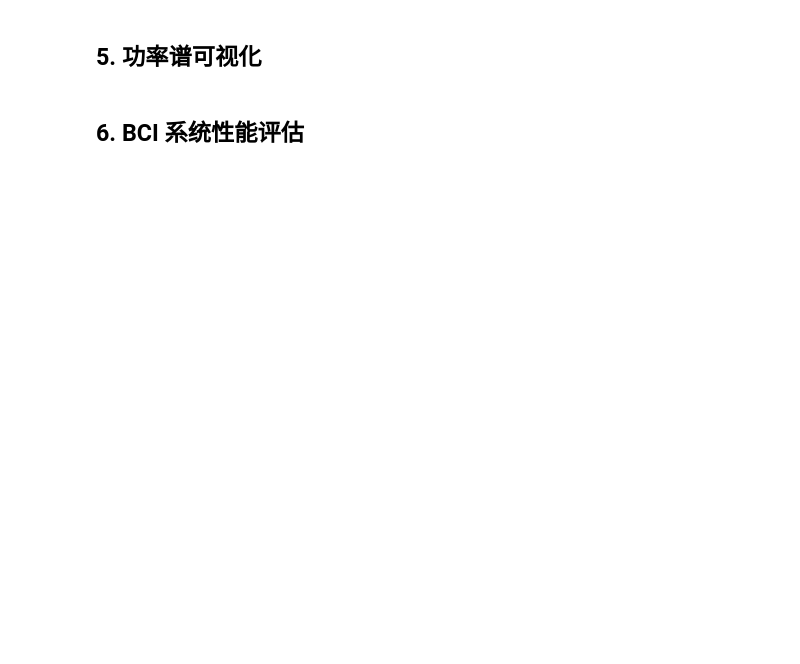
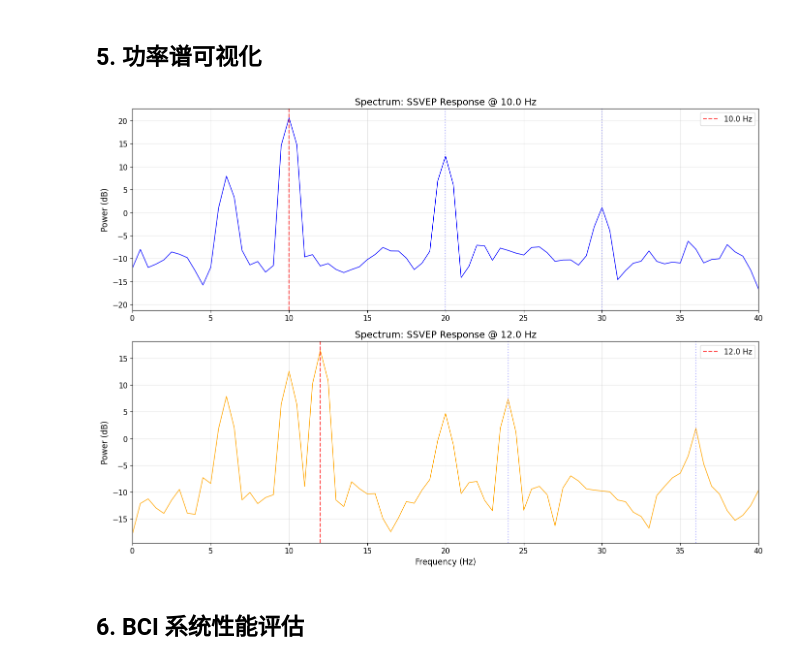
Before and after one commit to usstziyi/openbci-3, a Jupyter notebook: notebooks/unit_06_advanced_bci.ipynb, the cells around one changed output. Cells and saved outputs as stored; diff of their text form; code cells hidden in the pictures; blank space fills up the shorter version.

Commit message:
SSVEPBCISystem

```diff
--- a/notebooks/unit_06_advanced_bci.ipynb
+++ b/notebooks/unit_06_advanced_bci.ipynb
@@ -158,7 +175,7 @@ def simulate_ssvep_response(
         stimulus_freq: 刺激频率（Hz）
         sfreq: EEG 采样率
         duration: 持续时间
-        snr_db: 信噪比（dB）
+        snr_db: 信噪比（dB）Signal-to-Noise Ratio
         n_channels: 通道数
 
     Returns:
@@ -170,26 +187,32 @@ def simulate_ssvep_response(
     data = np.zeros((n_channels, n_samples))
 
     # SSVEP 振幅（枕叶通道较强）
+    # 变量 = 值1 if 条件 else 值2
     channel_weights = [1.0, 0.7] if n_channels >= 2 else [1.0]
 
     for ch in range(n_channels):
         w = channel_weights[ch] if ch < len(channel_weights) else 0.3
 
-        # 基频
-        data[ch] += w * 8 * np.sin(2 * np.pi * stimulus_freq * t)
-        # 二次谐波
-        data[ch] += w * 3 * np.sin(2 * np.pi * 2 * stimulus_freq * t)
-        # 三次谐波
-        data[ch] += w * 1.5 * np.sin(2 * np.pi * 3 * stimulus_freq * t)
+        # 诱发 SSVEP 响应信号
+        ssvep = (
+            w * 8 * np.sin(2 * np.pi * stimulus_freq * t) # 基频成分
+            + w * 3 * np.sin(2 * np.pi * 2 * stimulus_freq * t) # 2f 谐波成分
+            + w * 1.5 * np.sin(2 * np.pi * 3 * stimulus_freq * t) # 3f 谐波成分
+        )
 
-        # 背景 EEG
-        data[ch] += 5 * np.sin(2 * np.pi * 10 * t)  # Alpha
-        data[ch] += 3 * np.sin(2 * np.pi * 6 * t)   # Theta
-        data[ch] += 2 * np.sin(2 * np.pi * 20 * t)  # Beta
+        # 背景 EEG 噪声
+        background = (
+            5 * np.sin(2 * np.pi * 10 * t)
+            + 3 * np.sin(2 * np.pi * 6 * t)
+            + 2 * np.sin(2 * np.pi * 20 * t)
+        )
 
-        # 根据 SNR 调整噪声
-        signal_power = np.var(data[ch])
+        # 根据 信噪比 SNR(Signal-to-Noise Ratio) 调整噪声
+        # 从给定的 snr_db 反推噪声功率
+        signal_power = np.var(ssvep)
         noise_power = signal_power / (10 ** (snr_db / 10))
+
+        data[ch] += ssvep + background
         data[ch] += np.random.randn(n_samples) * np.sqrt(noise_power)
 
     return data
@@ -363,35 +414,42 @@ fig, axes = plt.subplots(2, 1, figsize=(14, 10))
 
 # 10 Hz 刺激
 axes[0].plot(freqs_10, 10 * np.log10(power_10 + 1e-15), color='blue', linewidth=1)
 axes[0].set_title(f'Spectrum: SSVEP Response @ {FREQ_LEFT} Hz', fontsize=14)
 axes[0].set_ylabel('Power (dB)', fontsize=12)
 axes[0].set_xlim(0, 40)
 axes[0].grid(True, alpha=0.3)
 
 # 标注目标频率
 for f in classifier.target_frequencies:
+    if f != FREQ_LEFT:
+        continue
+    # 基波
     axes[0].axvline(x=f, color='red', linestyle='--', alpha=0.7, label=f'{f} Hz')
     # 谐波
     for h in range(2, 4):
-        axes[0].axvline(x=f * h, color='red', linestyle=':', alpha=0.3)
+        axes[0].axvline(x=f * h, color='blue', linestyle=':', alpha=0.3)
 axes[0].legend()
 
 # 12 Hz 刺激
 axes[1].plot(freqs_12, 10 * np.log10(power_12 + 1e-15), color='orange', linewidth=1)
 axes[1].set_title(f'Spectrum: SSVEP Response @ {FREQ_RIGHT} Hz', fontsize=14)
 axes[1].set_xlabel('Frequency (Hz)', fontsize=12)
 axes[1].set_ylabel('Power (dB)', fontsize=12)
 axes[1].set_xlim(0, 40)
 axes[1].grid(True, alpha=0.3)
 
 for f in classifier.target_frequencies:
+    if f != FREQ_RIGHT:
+        continue
     axes[1].axvline(x=f, color='red', linestyle='--', alpha=0.7, label=f'{f} Hz')
     for h in range(2, 4):
-        axes[1].axvline(x=f * h, color='red', linestyle=':', alpha=0.3)
+        axes[1].axvline(x=f * h, color='blue', linestyle=':', alpha=0.3)
 axes[1].legend()
 
 plt.tight_layout()
 plt.show()
+# %% [output]
+[figure, added]
 # %% [markdown]
 ## 6. BCI 系统性能评估
 # %%
```
Also changed, not shown: parts of 11 cells of this notebook.
